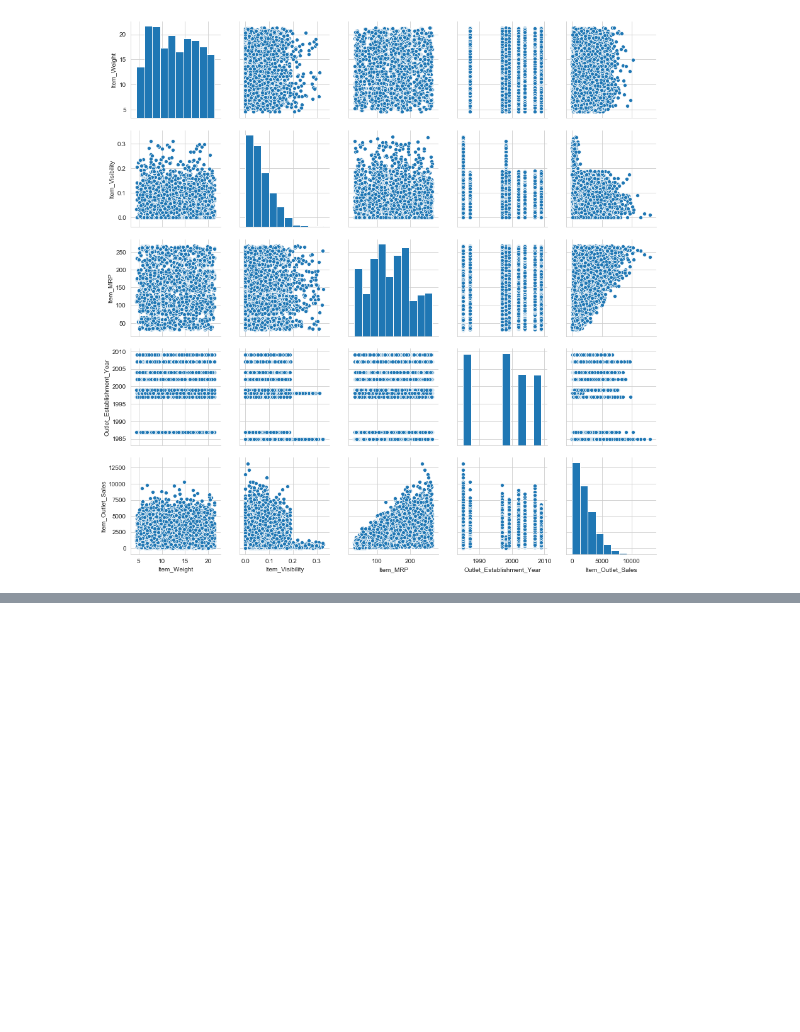
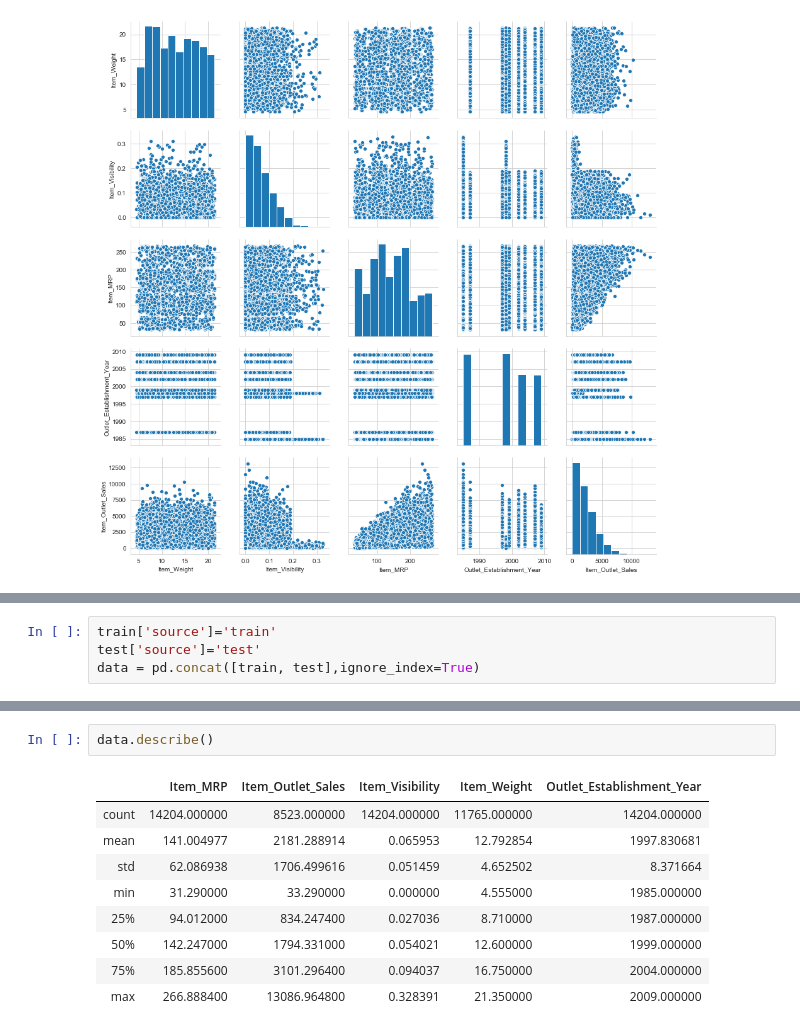
Before and after one commit to fsayfitdinov/big_mart_sales, a Jupyter notebook: BMS.ipynb, the cells around one changed output, grey strips where cells are left out. Saved outputs shown, nothing was run; the diff lists cells and outputs as text; blank space fills up the shorter version.

```diff
--- a/BMS.ipynb
+++ b/BMS.ipynb
@@ -132,0 +78,4 @@ sns.heatmap(train.corr(), annot=True)
+# %%
+train['source']='train'
+test['source']='test'
+data = pd.concat([train, test],ignore_index=True)
@@ -132,0 +107,12 @@ sns.heatmap(train.corr(), annot=True)
+# %%
+data.describe()
+# %% [output]
+|  | Item_MRP | Item_Outlet_Sales | Item_Visibility | Item_Weight | Outlet_Establishment_Year |
+| count | 14204.000000 | 8523.000000 | 14204.000000 | 11765.000000 | 14204.000000 |
+| mean | 141.004977 | 2181.288914 | 0.065953 | 12.792854 | 1997.830681 |
+| std | 62.086938 | 1706.499616 | 0.051459 | 4.652502 | 8.371664 |
+| min | 31.290000 | 33.290000 | 0.000000 | 4.555000 | 1985.000000 |
+| 25% | 94.012000 | 834.247400 | 0.027036 | 8.710000 | 1987.000000 |
+| 50% | 142.247000 | 1794.331000 | 0.054021 | 12.600000 | 1999.000000 |
+| 75% | 185.855600 | 3101.296400 | 0.094037 | 16.750000 | 2004.000000 |
+| max | 266.888400 | 13086.964800 | 0.328391 | 21.350000 | 2009.000000 |
```
Also changed, not shown: parts of 17 cells of this notebook, 1 other file.
